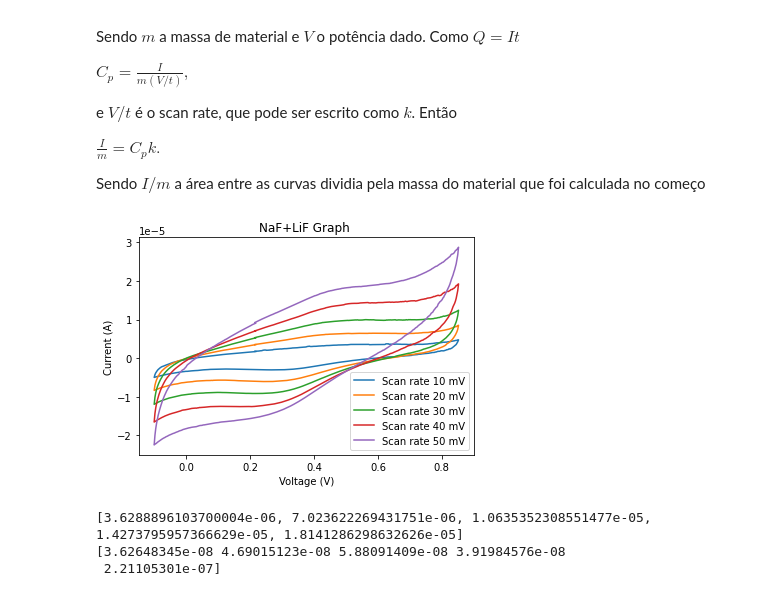
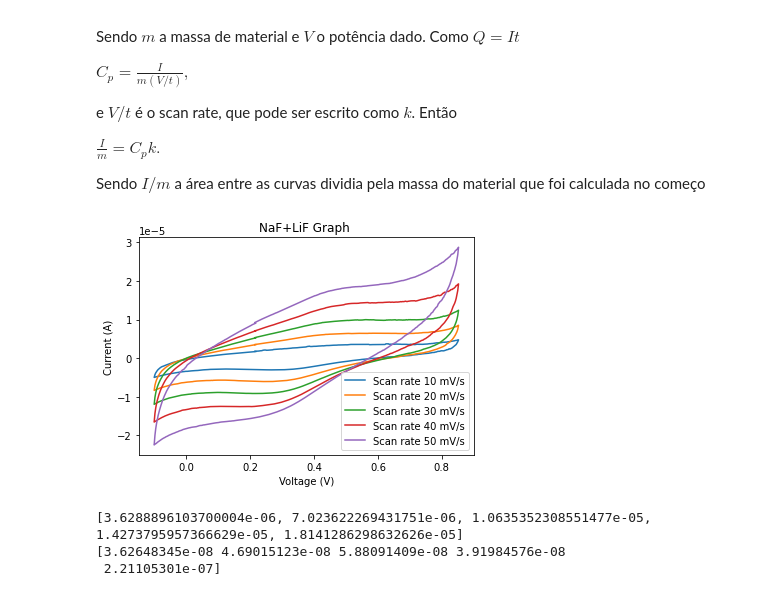
Before and after one commit to PassosSouza/VoltametriaCiclica, a Jupyter notebook: Analise de Voltametria - Usando medias.ipynb, the cells around one changed output. Drawn from its saved outputs; the diff is of its cells as text; code cells hidden in the pictures.

```diff
--- a/Analise de Voltametria - Usando medias.ipynb
+++ b/Analise de Voltametria - Usando medias.ipynb
@@ -93,19 +93,19 @@ for i in range(len(V55)):
 # %%
 from matplotlib import pyplot as plt
 u=3
-plt.plot(V11[u],A11[u],'-',label='Scan rate 10 mV')
-plt.plot(V22[u],A22[u],'-',label='Scan rate 20 mV')
-plt.plot(V33[u],A33[u],'-',label='Scan rate 30 mV')
-plt.plot(V44[u],A44[u],'-',label='Scan rate 40 mV')
-plt.plot(V55[u],A55[u],'-',label='Scan rate 50 mV')
+plt.plot(V11[u],A11[u],'-',label='Scan rate 10 mV/s')
+plt.plot(V22[u],A22[u],'-',label='Scan rate 20 mV/s')
+plt.plot(V33[u],A33[u],'-',label='Scan rate 30 mV/s')
+plt.plot(V44[u],A44[u],'-',label='Scan rate 40 mV/s')
+plt.plot(V55[u],A55[u],'-',label='Scan rate 50 mV/s')
 
 plt.legend()
 plt.title('NaF+LiF Graph ')
 plt.ylabel('Current (A)')
 plt.xlabel('Voltage (V)')
 plt.show()
 # %% [output]
-[figure, old version]
+[figure, new version]
 # %%
 import numpy as np
 def area_between_points(x,y):
```
Also changed, not shown: parts of 2 cells of this notebook.
